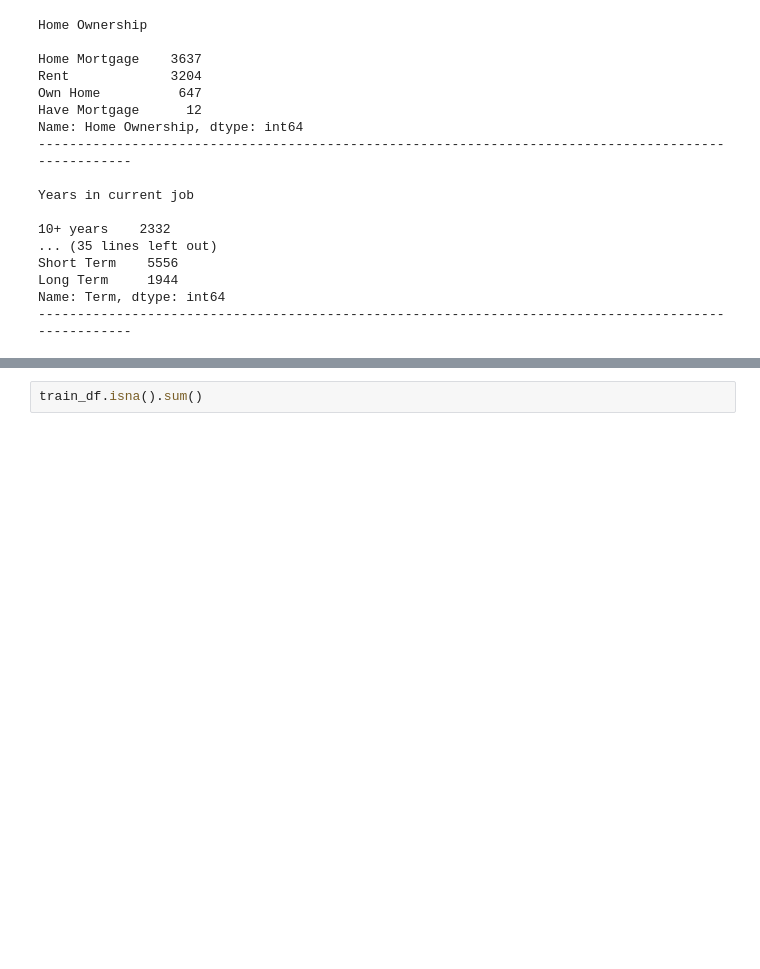
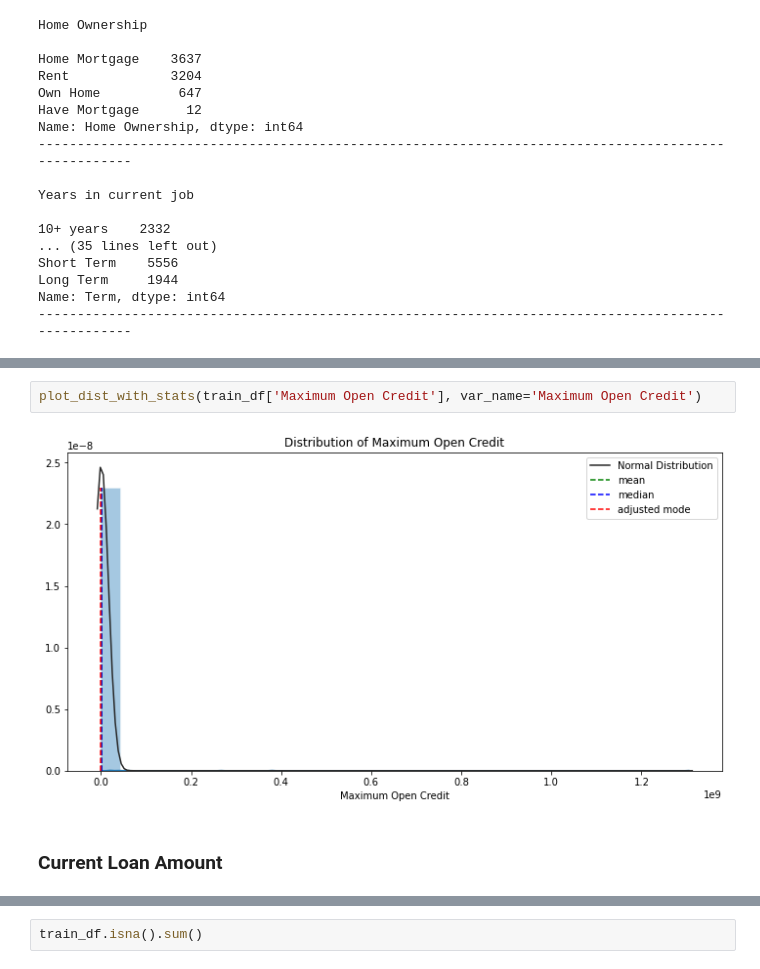
Before and after one commit to shatandv/GB_Python_DS_Libs_Contd_2020_09_17, a Jupyter notebook: course_project/AShataev_solution.ipynb, the cells around one changed output, grey strips where cells are left out. Drawn from its saved outputs; the diff is of its cells as text; blank space fills up the shorter version.

```diff
--- a/course_project/AShataev_solution.ipynb
+++ b/course_project/AShataev_solution.ipynb
@@ -359,0 +456,6 @@ Name: Term, dtype: int64
+# %%
+plot_dist_with_stats(train_df['Maximum Open Credit'], var_name='Maximum Open Credit')
+# %% [output]
+[figure, added]
+# %% [markdown]
+### Current Loan Amount
```
Also changed, not shown: parts of 36 cells of this notebook, 2 other files.
